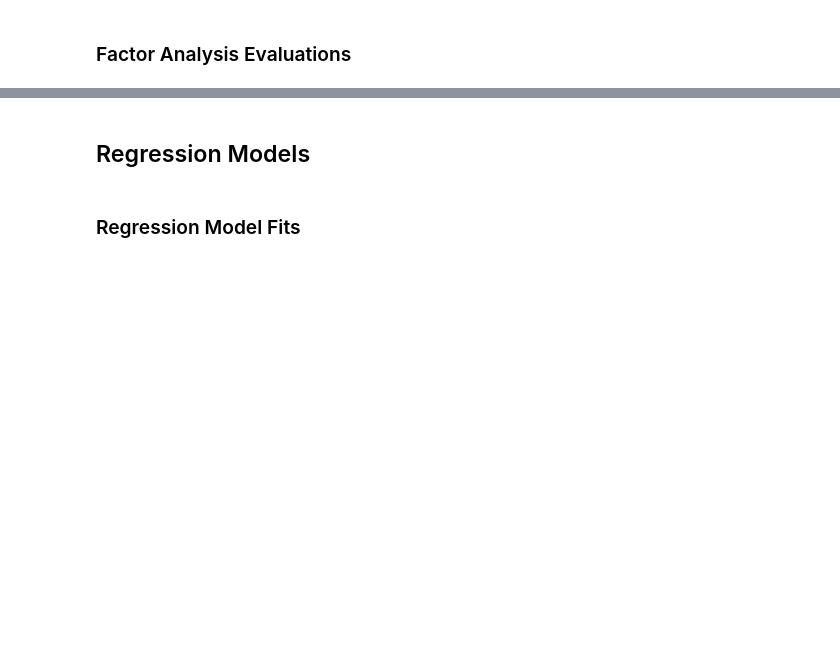
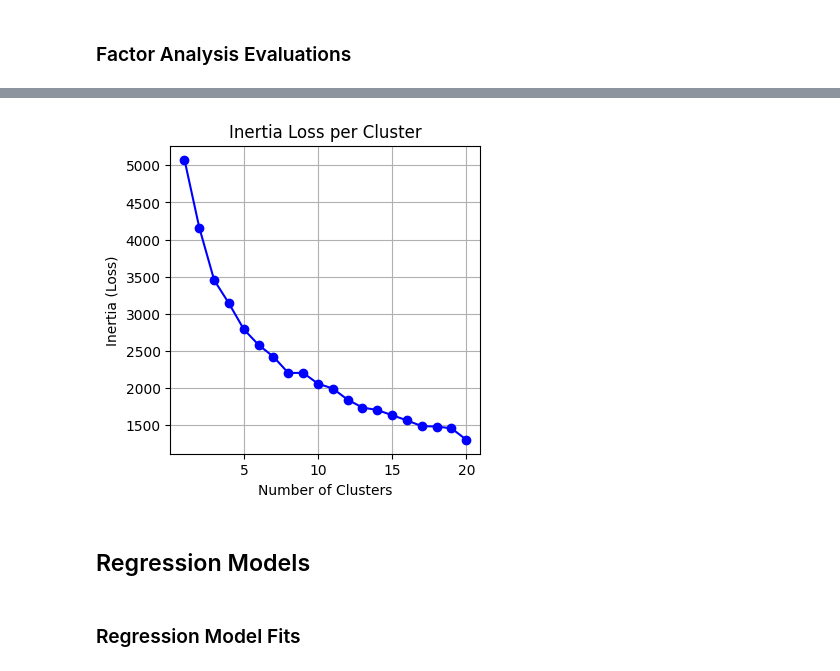
Before and after one commit to christian-arndt/repo_men, a Jupyter notebook: homeworks/project/analysis_notebook_reno.ipynb, the cells around one changed output, grey strips where cells are left out. Cells and saved outputs as stored; diff of their text form; code cells hidden in the pictures; blank space fills up the shorter version.

Commit message:
Add sklearn kmeans clustering

```diff
--- a/homeworks/project/analysis_notebook_reno.ipynb
+++ b/homeworks/project/analysis_notebook_reno.ipynb
@@ -164,3 +211,23 @@ sns.despine(ax=ax)
+# %%
+# scikit this
+
+inertias = []
+k_values = range(1, 21)
+
+for k in k_values:
+    kmeans = KMeans(n_clusters=k, random_state=42)
+    kmeans.fit(data)
+    inertias.append(kmeans.inertia_)
+
+plt.figure(figsize=(4,4))
+plt.plot(k_values, inertias, 'bo-')
+plt.xlabel('Number of Clusters')
+plt.ylabel('Inertia (Loss)')
+plt.title('Inertia Loss per Cluster')
+plt.grid(True)
+plt.show()
+# %% [output]
+[figure, added]
 # %% [markdown]
 ## Regression Models
 # %% [markdown]
```
Also changed, not shown: parts of 9 cells of this notebook.
